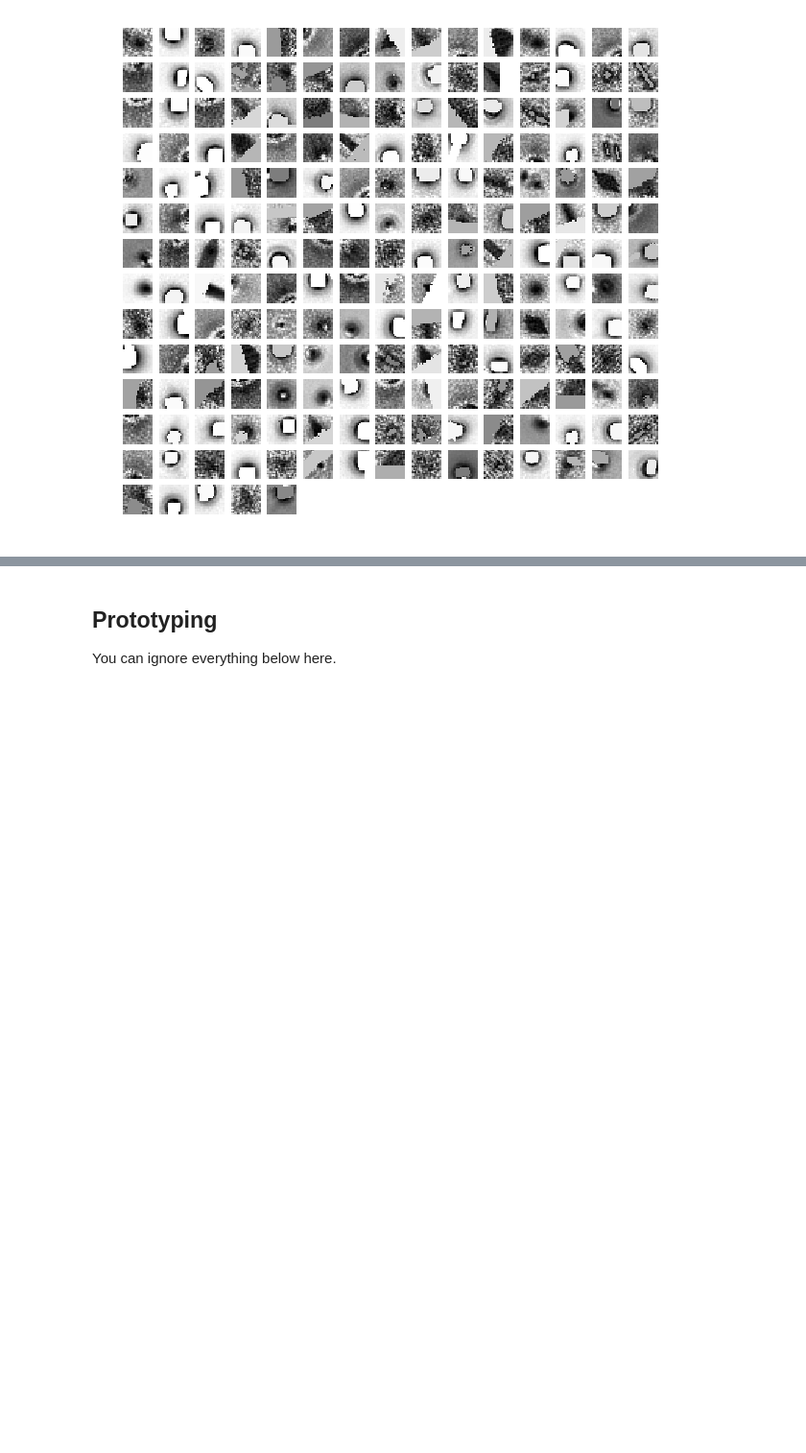
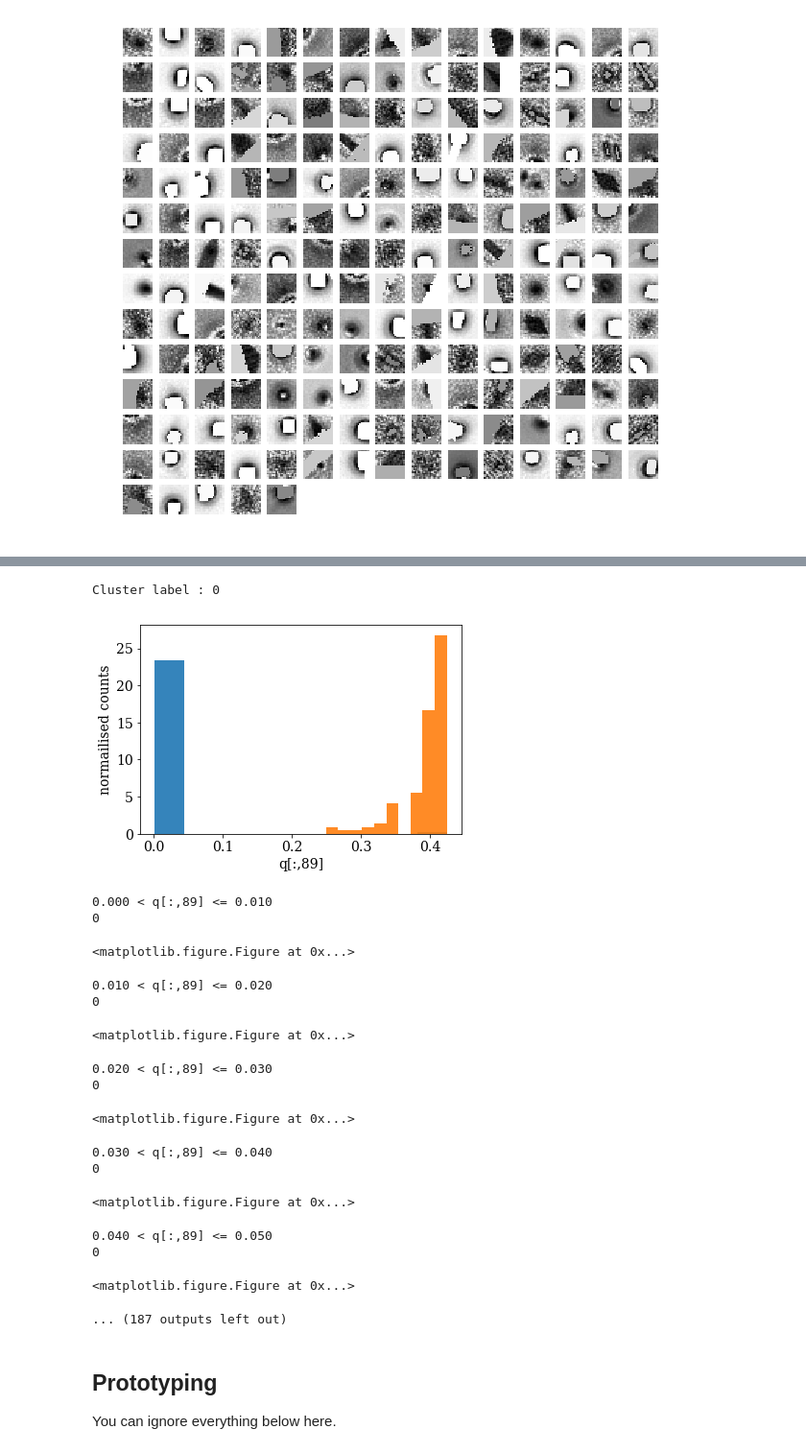
Before and after one commit to dwright04/machine_augmented_classification, a Jupyter notebook: notebooks/Unsupervised_Deep_Embedding_Clustering_for_Zooniverse.ipynb, the cells around one changed output, grey strips where cells are left out. Shown at 96% size. Drawn from its saved outputs; the diff is of its cells as text; code cells hidden in the pictures; blank space fills up the shorter version.

```diff
--- a/notebooks/Unsupervised_Deep_Embedding_Clustering_for_Zooniverse.ipynb
+++ b/notebooks/Unsupervised_Deep_Embedding_Clustering_for_Zooniverse.ipynb
@@ -1340,3 +1434,24 @@ plotCluster(y_pred, 83, x, 20, limit=200)
+# %%
+cluster_partitioning(89, cluster_to_label_mapping, q, y_pred, y, x, 20, step=0.01, limit=100)
+# %% [output]
+Cluster label : 0
+[figure, added]
+0.000 < q[:,89] <= 0.010
+0
+<matplotlib.figure.Figure at 0x...>
+0.010 < q[:,89] <= 0.020
+0
+<matplotlib.figure.Figure at 0x...>
+0.020 < q[:,89] <= 0.030
+0
+<matplotlib.figure.Figure at 0x...>
+0.030 < q[:,89] <= 0.040
+0
+<matplotlib.figure.Figure at 0x...>
+0.040 < q[:,89] <= 0.050
+0
+<matplotlib.figure.Figure at 0x...>
+... (187 outputs left out)
 # %% [markdown]
 ## Prototyping
 
```
Also changed, not shown: parts of 9 cells of this notebook.
